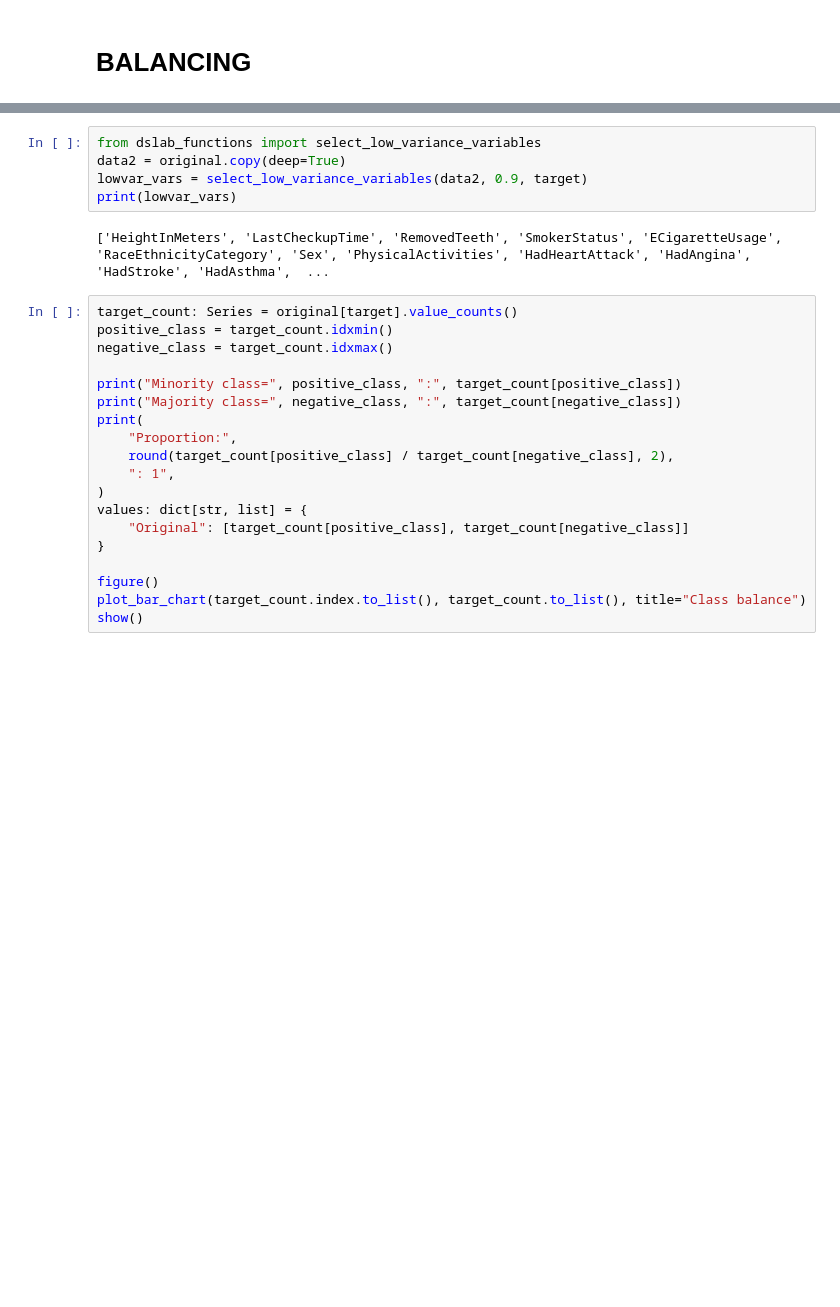
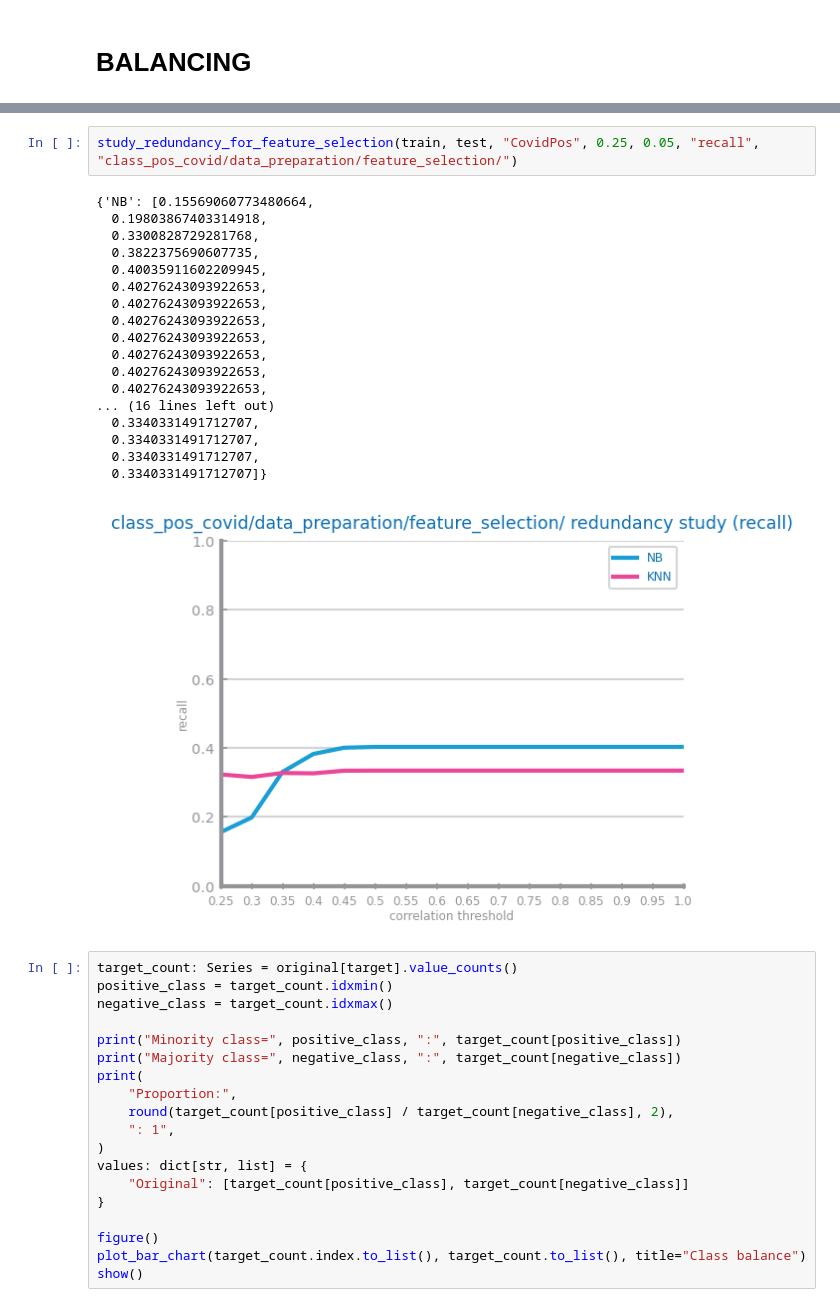
Before and after one commit to raquelfmcardoso/datascience-2023-2024-project, a Jupyter notebook: classification/covid_datapreparation.ipynb, the cells around one changed output, grey strips where cells are left out. Drawn from its saved outputs; the diff is of its cells as text; blank space fills up the shorter version.

```diff
--- a/classification/covid_datapreparation.ipynb
+++ b/classification/covid_datapreparation.ipynb
@@ -773,13 +779,27 @@ redudant_vars = select_redundant_variables(data, 0.9, target)
 print(redudant_vars)
 # %% [output]
 []
-# %%
-from dslab_functions import select_low_variance_variables
-data2 = original.copy(deep=True)
-lowvar_vars = select_low_variance_variables(data2, 0.9, target)
-print(lowvar_vars)
-# %% [output]
-['HeightInMeters', 'LastCheckupTime', 'RemovedTeeth', 'SmokerStatus', 'ECigaretteUsage', 'RaceEthnicityCategory', 'Sex', 'PhysicalActivities', 'HadHeartAttack', 'HadAngina', 'HadStroke', 'HadAsthma',  ...
+# %%
+study_redundancy_for_feature_selection(train, test, "CovidPos", 0.25, 0.05, "recall", "class_pos_covid/data_preparation/feature_selection/")
+# %% [output]
+{'NB': [0.15569060773480664,
+  0.19803867403314918,
+  0.3300828729281768,
+  0.3822375690607735,
+  0.40035911602209945,
+  0.40276243093922653,
+  0.40276243093922653,
+  0.40276243093922653,
+  0.40276243093922653,
+  0.40276243093922653,
+  0.40276243093922653,
+  0.40276243093922653,
+... (16 lines left out)
+  0.3340331491712707,
+  0.3340331491712707,
+  0.3340331491712707,
+  0.3340331491712707]}
+[figure, added]
 # %%
 target_count: Series = original[target].value_counts()
 positive_class = target_count.idxmin()
```
Also changed, not shown: parts of 4 cells of this notebook, 21 other files.
